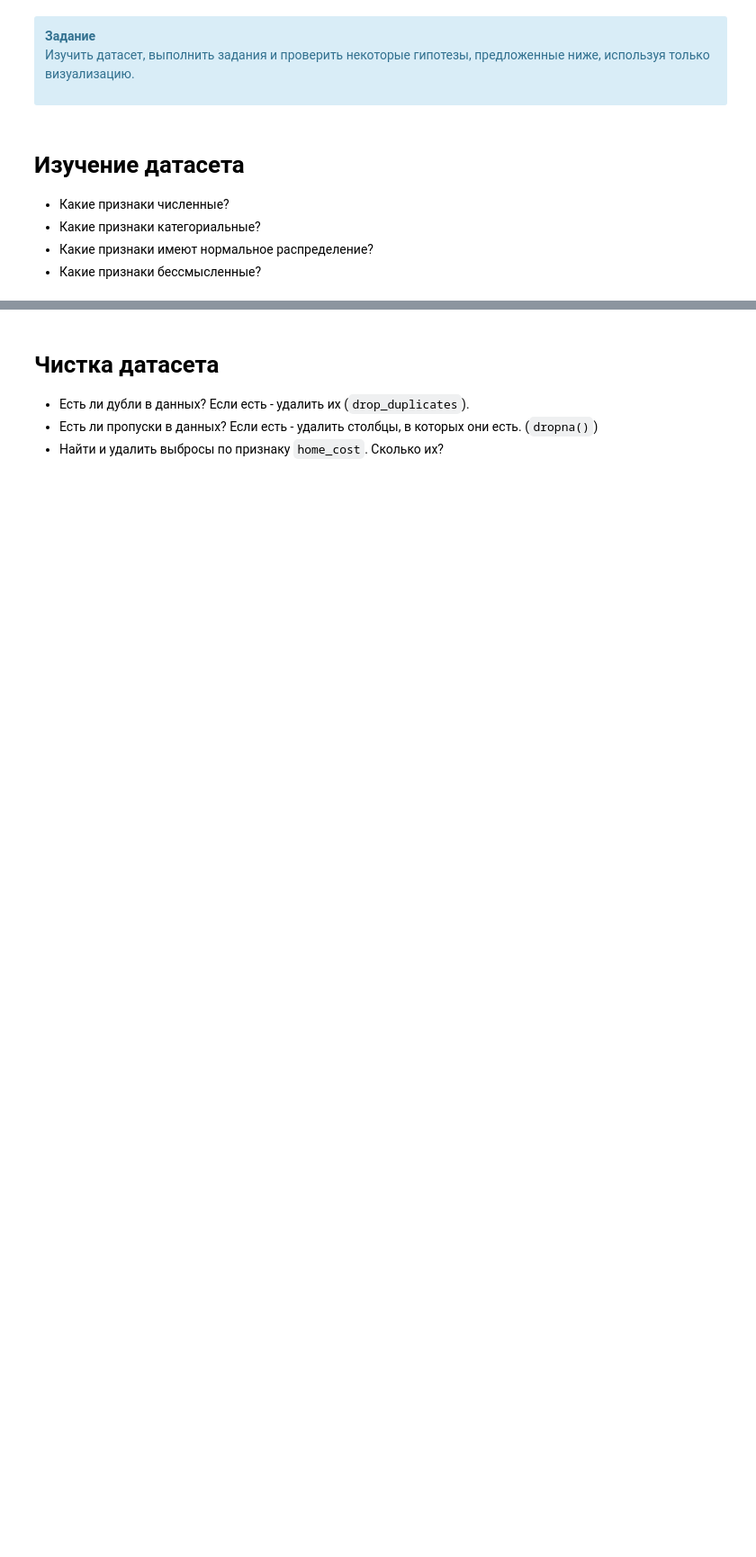
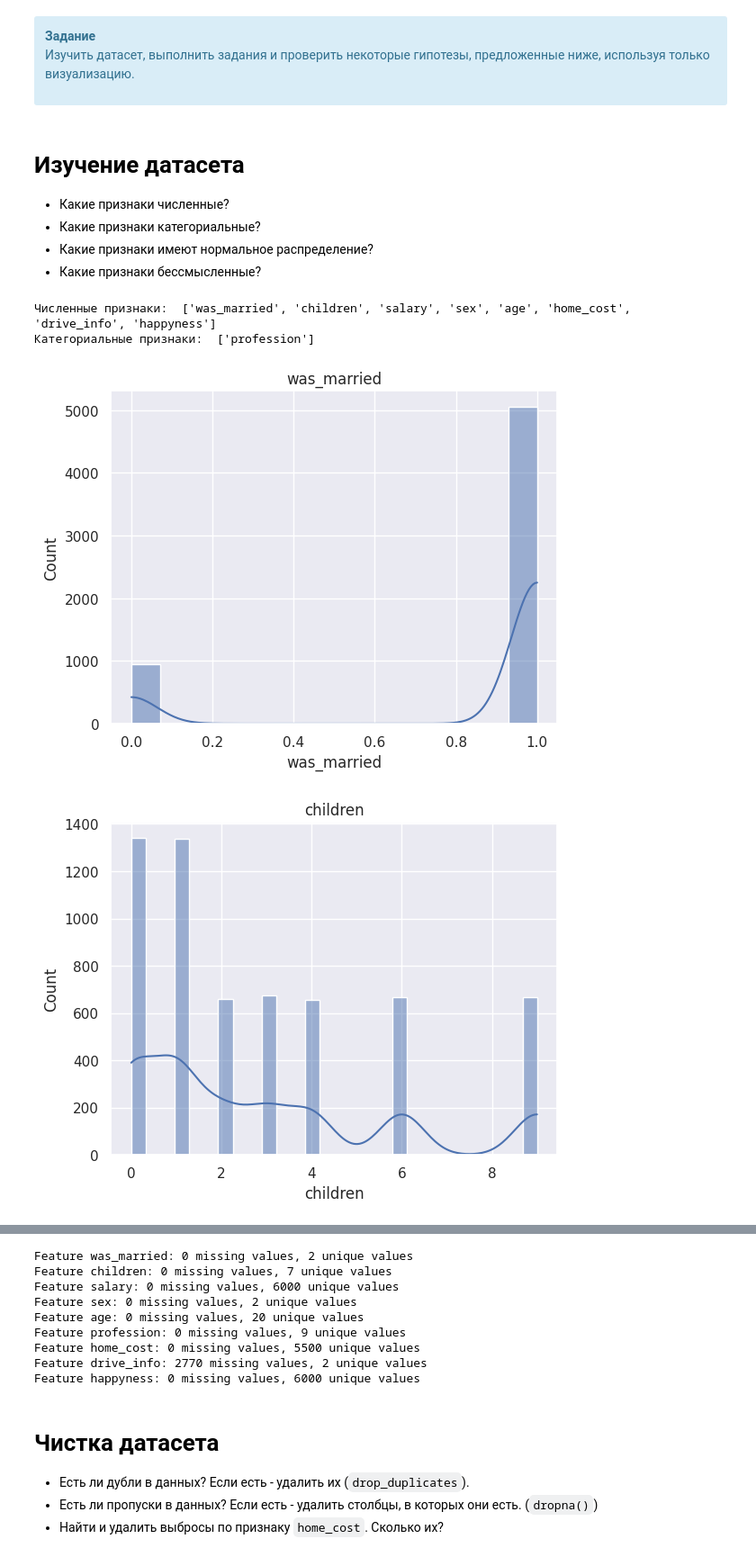
Before and after one commit to Andre-1970/Introduction_to_the_specialty_and_tools_for_working_with_data, a Jupyter notebook: M3_HW.ipynb, the cells around one changed output, grey strips where cells are left out. Shown at 90% size. Cells and saved outputs as stored; diff of their text form; code cells hidden in the pictures; blank space fills up the shorter version.

```diff
--- a/M3_HW.ipynb
+++ b/M3_HW.ipynb
@@ -52,3 +53,27 @@ data.head()
 * Какие признаки категориальные?
 * Какие признаки имеют нормальное распределение?
 * Какие признаки бессмысленные?
+# %%
+# Какие признаки численные?
+numerical_features = data.select_dtypes(include=[np.number]).columns.tolist()
+print("Численные признаки: ", numerical_features)
+
+# Какие признаки категориальные?
+categorical_features = data.select_dtypes(include=['object']).columns.tolist()
+print("Категориальные признаки: ", categorical_features)
+
+# Какие признаки имеют нормальное распределение?
+for feature in numerical_features:
+    sns.histplot(data[feature], kde=True)
+    plt.title(feature)
+    plt.show()
+
+# Какие признаки бессмысленные?
+# Бессмысленными могут быть признаки, которые одинаковы для всех объектов, или признаки, в которых большинство значений пропущено.
+for feature in data.columns:
+    print(f"Feature {feature}: {data[feature].isna().sum()} missing values, {data[feature].nunique()} unique values")
+# %% [output]
+Численные признаки:  ['was_married', 'children', 'salary', 'sex', 'age', 'home_cost', 'drive_info', 'happyness']
+Категориальные признаки:  ['profession']
+[figure, added]
+[figure, added]
@@ -55,3 +86,12 @@ data.head()
+Feature was_married: 0 missing values, 2 unique values
+Feature children: 0 missing values, 7 unique values
+Feature salary: 0 missing values, 6000 unique values
+Feature sex: 0 missing values, 2 unique values
+Feature age: 0 missing values, 20 unique values
+Feature profession: 0 missing values, 9 unique values
+Feature home_cost: 0 missing values, 5500 unique values
+Feature drive_info: 2770 missing values, 2 unique values
+Feature happyness: 0 missing values, 6000 unique values
 # %% [markdown]
 # Чистка датасета
 * Есть ли дубли в данных? Если есть - удалить их (`drop_duplicates`).
```
Also changed, not shown: parts of 15 cells of this notebook.
